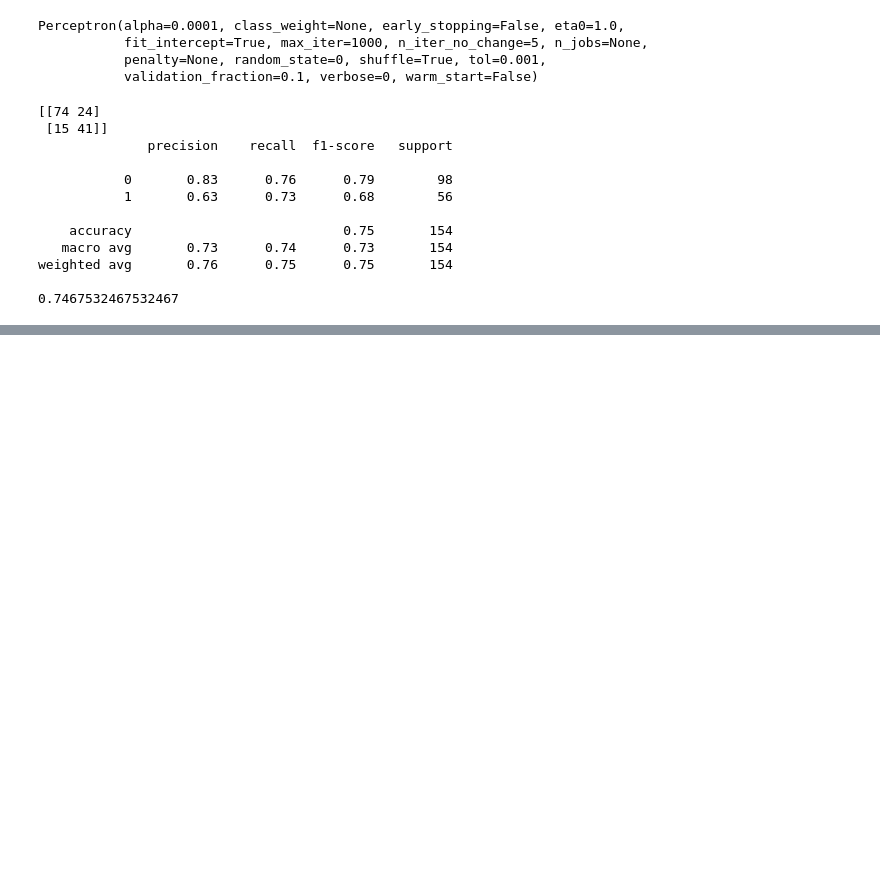
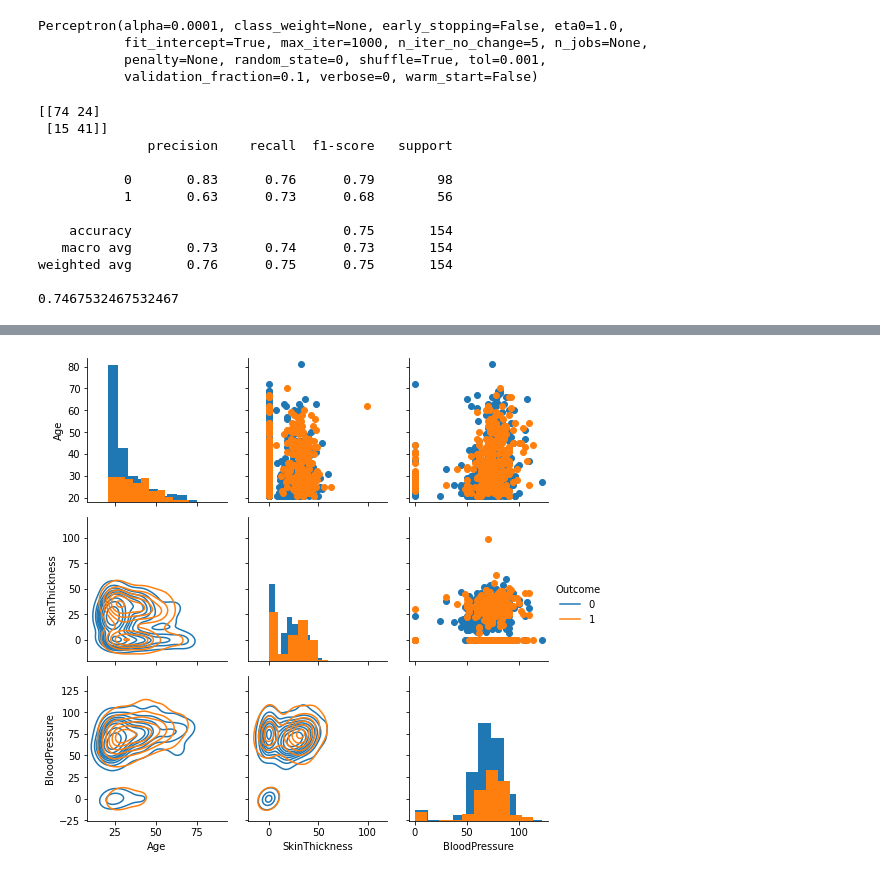
Before and after one commit to mefy-Aruna/Diabetes, a Jupyter notebook: PIMA_DATASET.ipynb, the cells around one changed output, grey strips where cells are left out. Cells and saved outputs as stored; diff of their text form; code cells hidden in the pictures; blank space fills up the shorter version.

```diff
--- a/PIMA_DATASET.ipynb
+++ b/PIMA_DATASET.ipynb
@@ -383,0 +633,9 @@ weighted avg       0.76      0.75      0.75       154
+# %%
+g = sns.PairGrid(data, vars=['Age', 'SkinThickness', 'BloodPressure'], hue="Outcome", size=2.4)
+g.map_diag(plt.hist)
+g.map_upper(plt.scatter)
+g.map_lower(sns.kdeplot, cmap="Blues_d")
+g.add_legend()
+plt.show()
+# %% [output]
+[figure, added]
```
Also changed, not shown: parts of 38 cells of this notebook.
